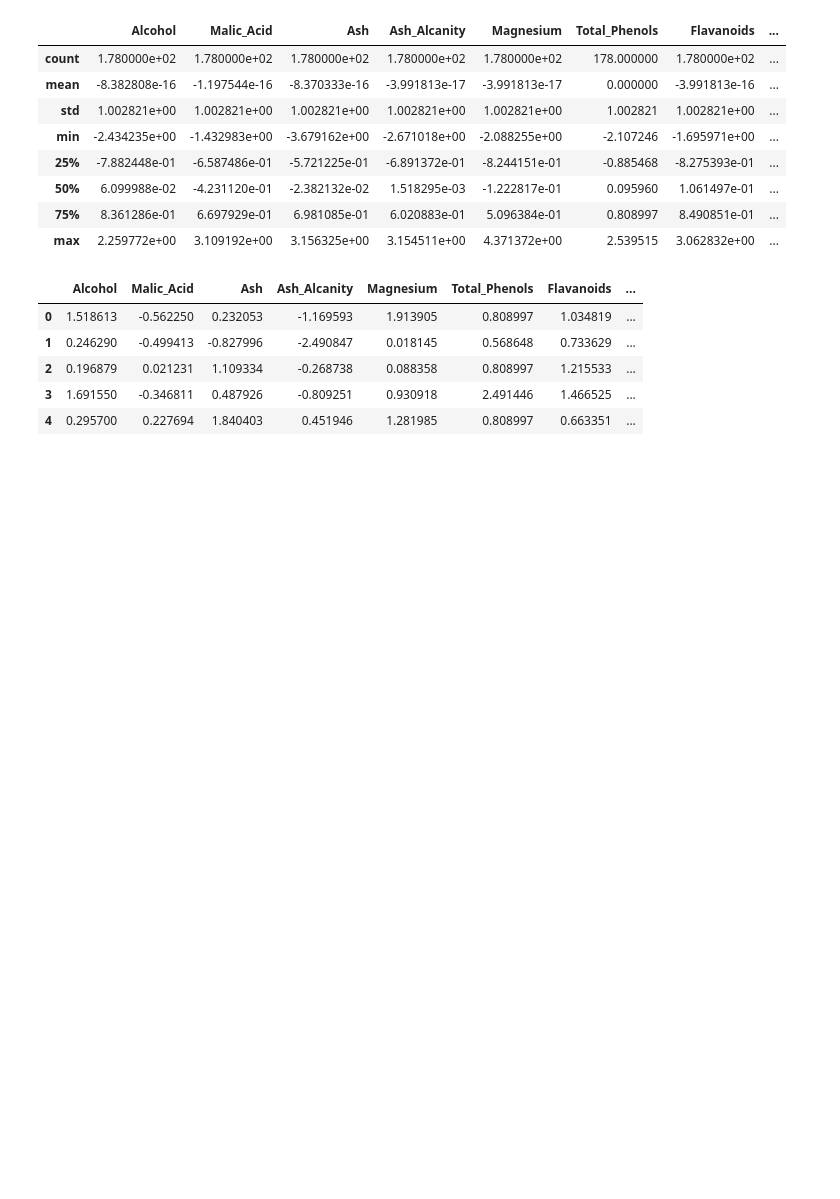
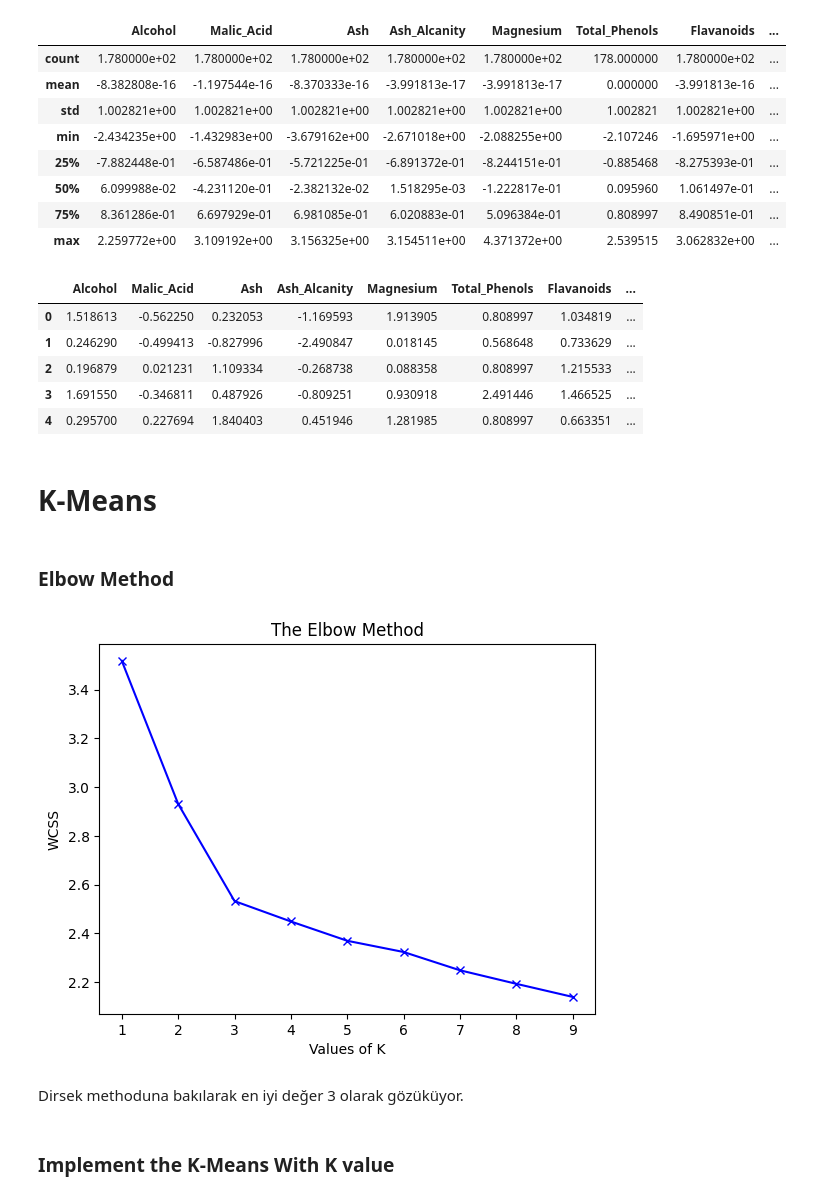
Before and after one commit to erimdogan/ML_BOOTCAMP_ODEVLER, a Jupyter notebook: week2/main.ipynb, the cells around one changed output. Drawn from its saved outputs; the diff is of its cells as text; code cells hidden in the pictures; blank space fills up the shorter version.

```diff
--- a/week2/main.ipynb
+++ b/week2/main.ipynb
@@ -151,3 +151,7 @@ data_cluster.head()
 | 2 | 0.196879 | 0.021231 | 1.109334 | -0.268738 | 0.088358 | 0.808997 | 1.215533 | ... |
 | 3 | 1.691550 | -0.346811 | 0.487926 | -0.809251 | 0.930918 | 2.491446 | 1.466525 | ... |
 | 4 | 0.295700 | 0.227694 | 1.840403 | 0.451946 | 1.281985 | 0.808997 | 0.663351 | ... |
+# %% [markdown]
+# K-Means
+# %% [markdown]
+### Elbow Method
@@ -153,0 +160,25 @@ data_cluster.head()
+# %%
+K = range(1,10)
+disortions = []
+inertia = []
+map1 = {}
+map2 = {}
+for k in K:
+    kmeans = KMeans(n_clusters=k,n_init=10,random_state=42).fit(data_cluster)
+    kmeans.fit(data_cluster)
+    disortions.append(sum(np.min(cdist(data_cluster,kmeans.cluster_centers_,'euclidean'),axis=1))/data_cluster.shape[0])
+    inertia.append(kmeans.inertia_)
+    map1[k] = sum(np.min(cdist(data_cluster,kmeans.cluster_centers_,'euclidean'),axis=1))/data_cluster.shape[0]
+    map2[k] = kmeans.inertia_
+# %%
+plt.plot(K,disortions,'bx-')
+plt.xlabel('Values of K')
+plt.ylabel('WCSS')
+plt.title('The Elbow Method')
+plt.show()
+# %% [output]
+[figure, added]
+# %% [markdown]
+Dirsek methoduna bakılarak en iyi değer 3 olarak gözüküyor.
+# %% [markdown]
+### Implement the K-Means With K value
```
Also changed, not shown: parts of 17 cells of this notebook, 1 other file.
